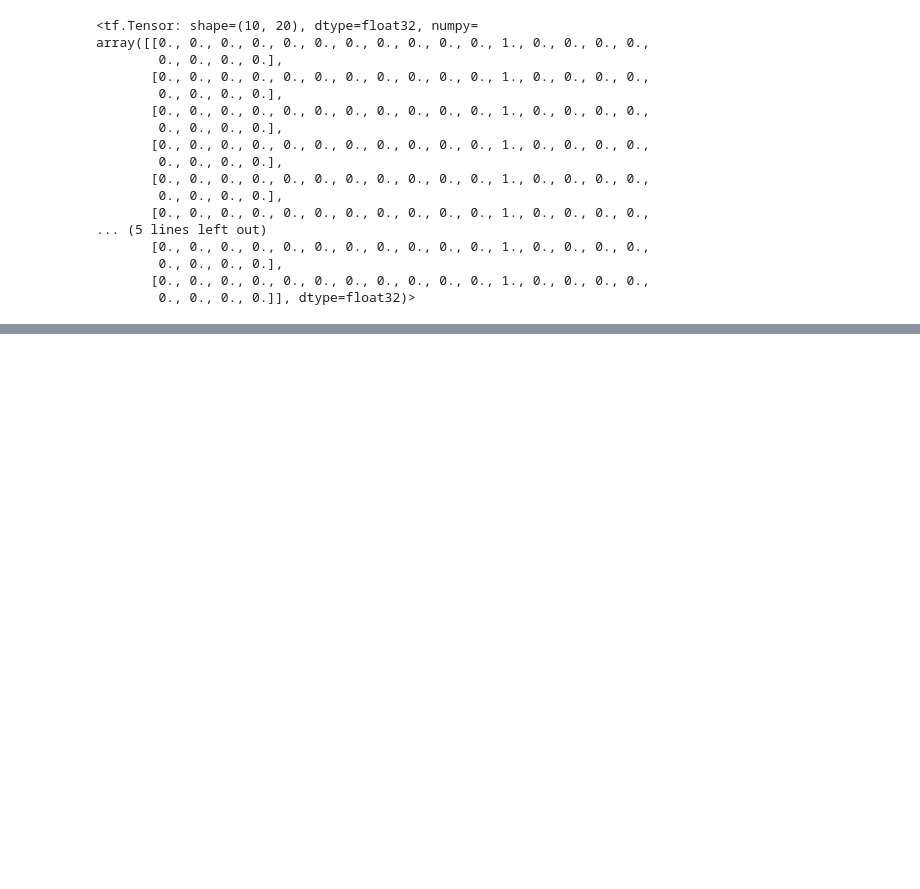
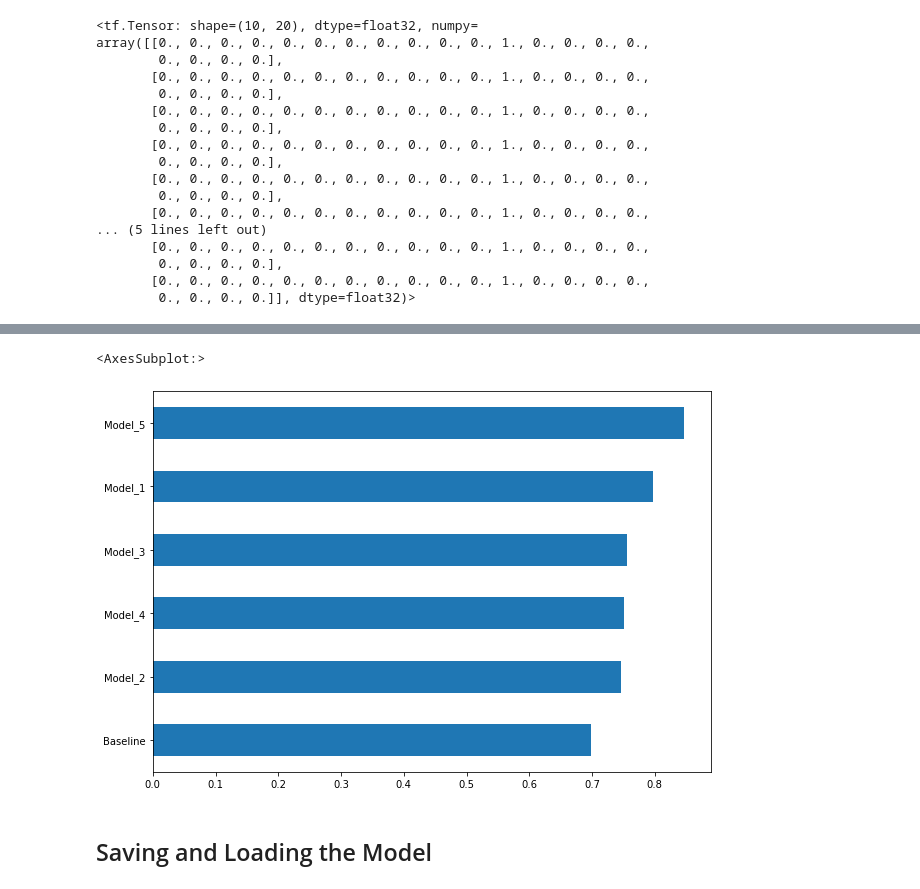
Before and after one commit to danielmacedodc/CV-and-DL-Course, a Jupyter notebook: NLP Project/NLP_Project.ipynb, the cells around one changed output, grey strips where cells are left out. Saved outputs shown, nothing was run; the diff lists cells and outputs as text; code cells hidden in the pictures; blank space fills up the shorter version.

```diff
--- a/NLP Project/NLP_Project.ipynb
+++ b/NLP Project/NLP_Project.ipynb
@@ -1164,0 +1342,8 @@ array([[0., 0., 0., 0., 0., 0., 0., 0., 0., 0., 0., 1., 0., 0., 0., 0.,
+# %%
+# Sorting the models results by f1-score
+results.sort_values('f1', ascending=True)['f1'].plot(kind='barh', figsize=(10,7))
+# %% [output]
+<AxesSubplot:>
+[figure, added]
+# %% [markdown]
+## Saving and Loading the Model
```
Also changed, not shown: parts of 48 cells of this notebook, 1 other file.
